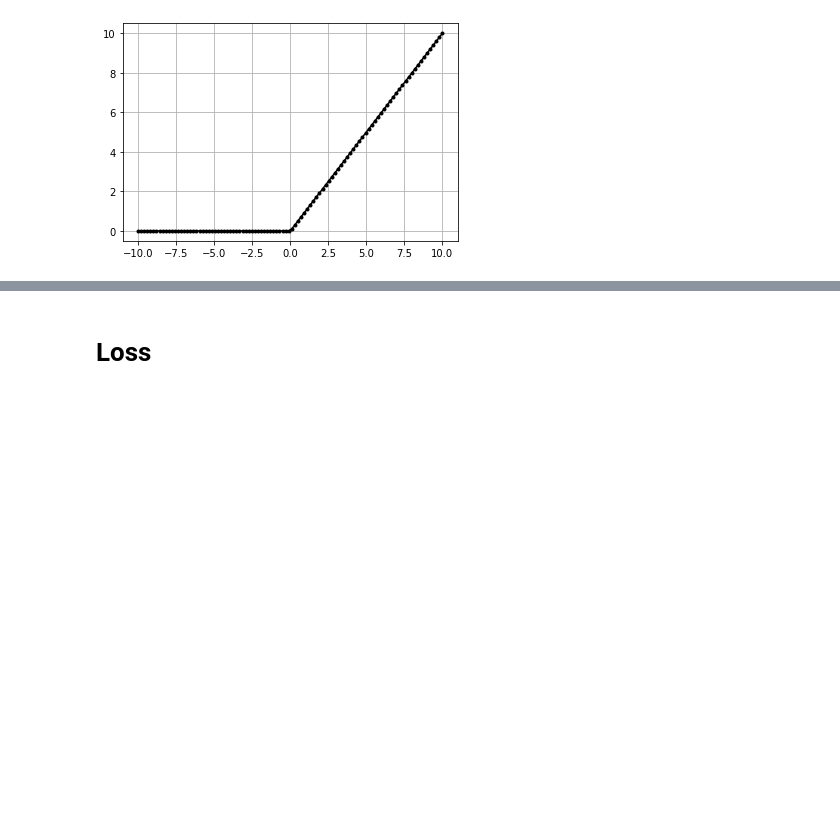
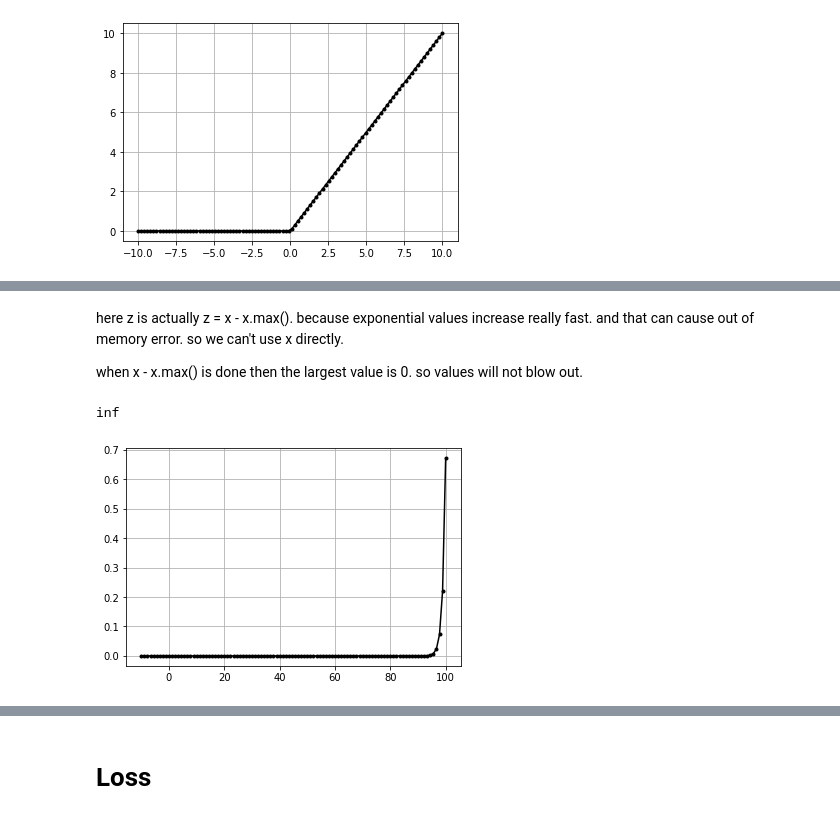
Before and after one commit to NishantBaheti/DeepLearningGuideBook, a Jupyter notebook: notebooks/ann.ipynb, the cells around one changed output, grey strips where cells are left out. Saved outputs shown, nothing was run; the diff lists cells and outputs as text; code cells hidden in the pictures; blank space fills up the shorter version.

```diff
--- a/notebooks/ann.ipynb
+++ b/notebooks/ann.ipynb
@@ -431,3 +506,12 @@ plt.grid()
+# %% [markdown]
+here z is actually z = x - x.max(). because exponential values increase really fast. and that can cause out of memory error.
+so we can't use x directly.
+
+when x - x.max() is done then the  largest value is 0. so values will not blow out.
+# %%
+np.exp(1000) # like this
+# %% [output]
+inf
 # %%
 class ActivationSoftmax:
 
@@ -451 +537,8 @@ class ActivationSoftmax:
+# %%
+t_exp = np.exp(data)
+t_prob = t_exp / np.sum(t_exp, axis=1, keepdims=True)
+plt.plot(data[0],t_prob[0],'k.-')
+plt.grid()
+# %% [output]
+[figure, added]
 # %%
```
Also changed, not shown: parts of 19 cells of this notebook, 3 other files.
